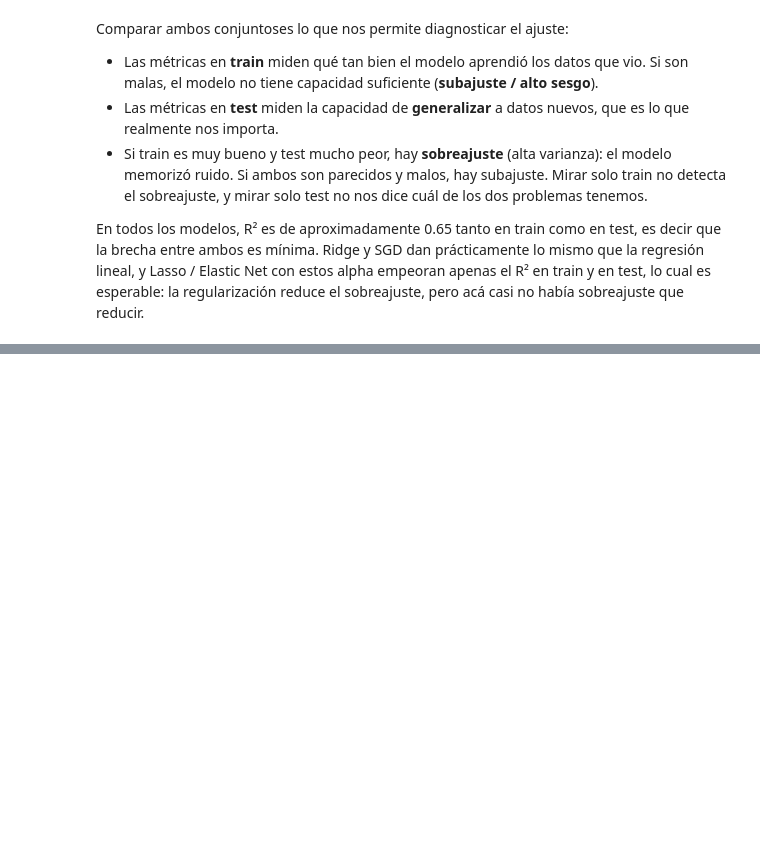
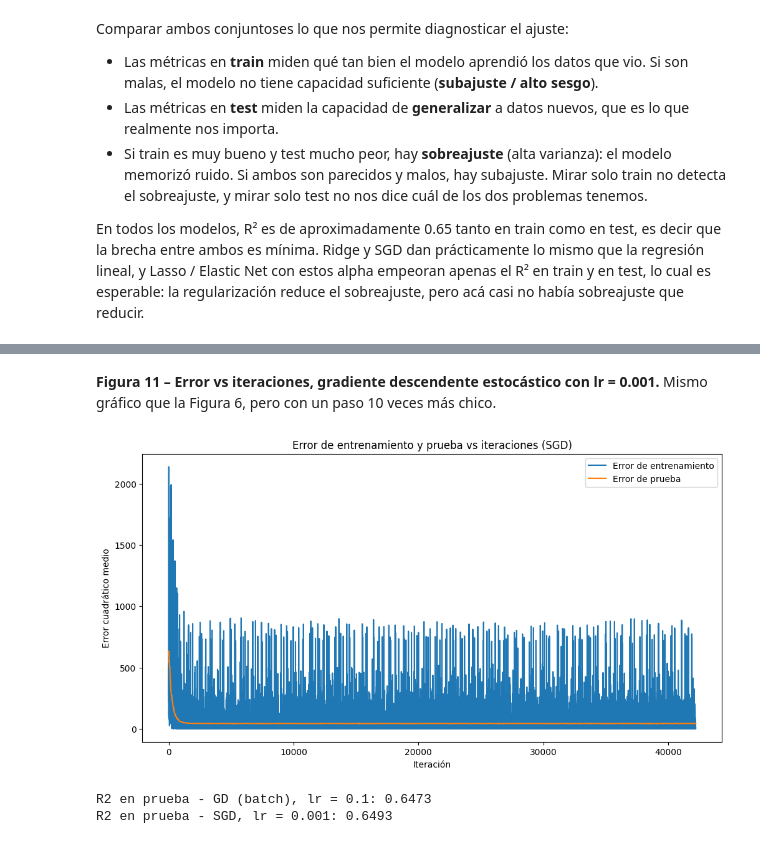
Before and after one commit to sebastianbtmo/TP_AA1_Beltramo_Capisano_Dottavio, a Jupyter notebook: TP_1/TP-regresion-AA1.ipynb, the cells around one changed output, grey strips where cells are left out. Drawn from its saved outputs; the diff is of its cells as text; code cells hidden in the pictures; blank space fills up the shorter version.

```diff
--- a/TP_1/TP-regresion-AA1.ipynb
+++ b/TP_1/TP-regresion-AA1.ipynb
@@ -535,0 +488,16 @@ R2 score en datos de prueba: 0.6445
+# %% [markdown]
+**Figura 11 – Error vs iteraciones, gradiente descendente estocástico con lr = 0.001.** Mismo gráfico que la Figura 6, pero con un paso 10 veces más chico.
+# %%
+# Figura 11: SGD con lr = 0.001 (en la Figura 6 usamos lr = 0.01)
+np.random.seed(42)
+W_sgd_opt = stochastic_gradient_descent(x_train_std, y_train_2d, x_test_std, y_test_2d, lr=0.001)
+# %% [output]
+[figure, added]
+# %%
+# R2 en prueba con los hiperparámetros ajustados (misma cuenta que en el punto 4)
+for nombre, W in {'GD (batch), lr = 0.1': W_gd_opt, 'SGD, lr = 0.001': W_sgd_opt}.items():
+    y_test_pred = W[0] + np.matmul(x_test_std, W[1:])
+    print(f"R2 en prueba - {nombre}: {r2_score(y_test_2d, y_test_pred):.4f}")
+# %% [output]
+R2 en prueba - GD (batch), lr = 0.1: 0.6473
+R2 en prueba - SGD, lr = 0.001: 0.6493
```
Also changed, not shown: parts of 24 cells of this notebook.
